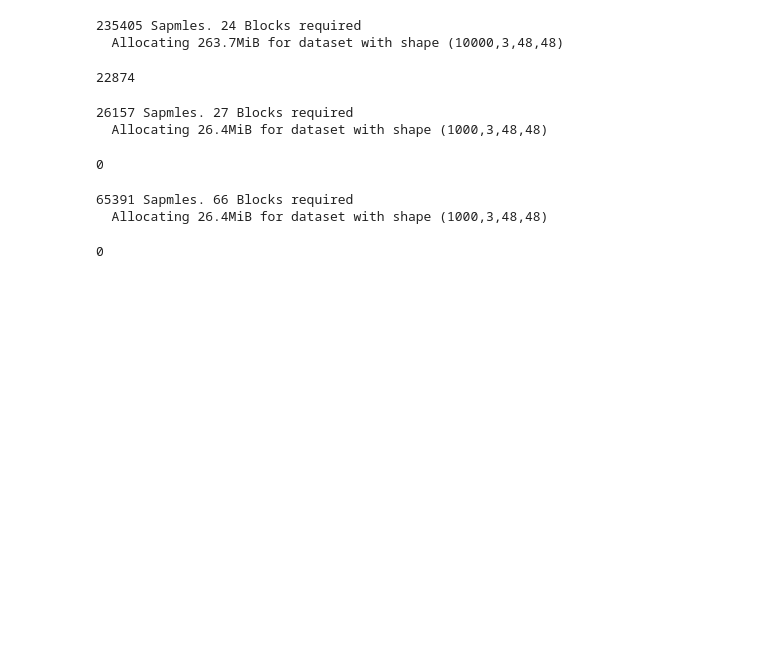
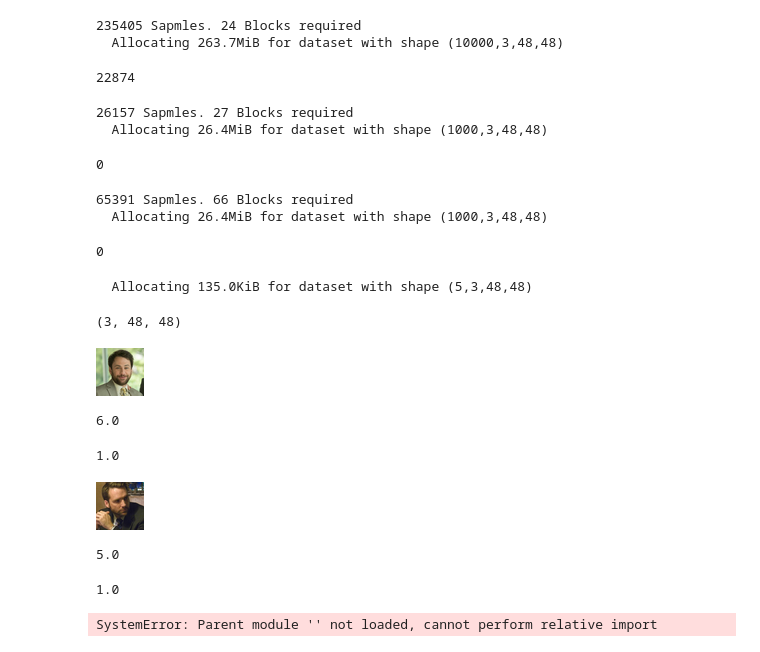
Before and after one commit to chaosmail/cvsp-age-gender-classification-16, a Jupyter notebook: analyse/03_Prepare_Input_Data.ipynb, the cells around one changed output. Drawn from its saved outputs; the diff is of its cells as text; code cells hidden in the pictures; blank space fills up the shorter version.

Commit message:
Fixed Tiny Dataset

```diff
--- a/analyse/03_Prepare_Input_Data.ipynb
+++ b/analyse/03_Prepare_Input_Data.ipynb
@@ -280,3 +280,41 @@ gc.collect()
 65391 Sapmles. 66 Blocks required
   Allocating 26.4MiB for dataset with shape (1000,3,48,48)
 0
+# %%
+X_val, y_age, y_gender = get_img_array(val, img_dim=img_dim, split=0, num_samples_per_split=5)
+# %% [output]
+  Allocating 135.0KiB for dataset with shape (5,3,48,48)
+# %%
+X_val[0].shape
+# %% [output]
+(3, 48, 48)
+# %%
+Image.fromarray((X_val[0] * 255).reshape((48,48,3)).astype(np.uint8))
+# %% [output]
+[figure, added]
+# %%
+y_age[0]
+# %% [output]
+6.0
+# %%
+y_gender[0]
+# %% [output]
+1.0
+# %%
+Image.fromarray((X_val[1] * 255).reshape((48,48,3)).astype(np.uint8))
+# %% [output]
+[figure, added]
+# %%
+y_age[1]
+# %% [output]
+5.0
+# %%
+y_gender[1]
+# %% [output]
+1.0
+# %%
+DATASET_DIR = '../data/imdb-wiki-tiny-dataset'
+
+from .dataset import TinyImdbWikiAgeDataset as Dataset
+# %% [output]
+SystemError: Parent module '' not loaded, cannot perform relative import
```
Also changed, not shown: 9 other files.
